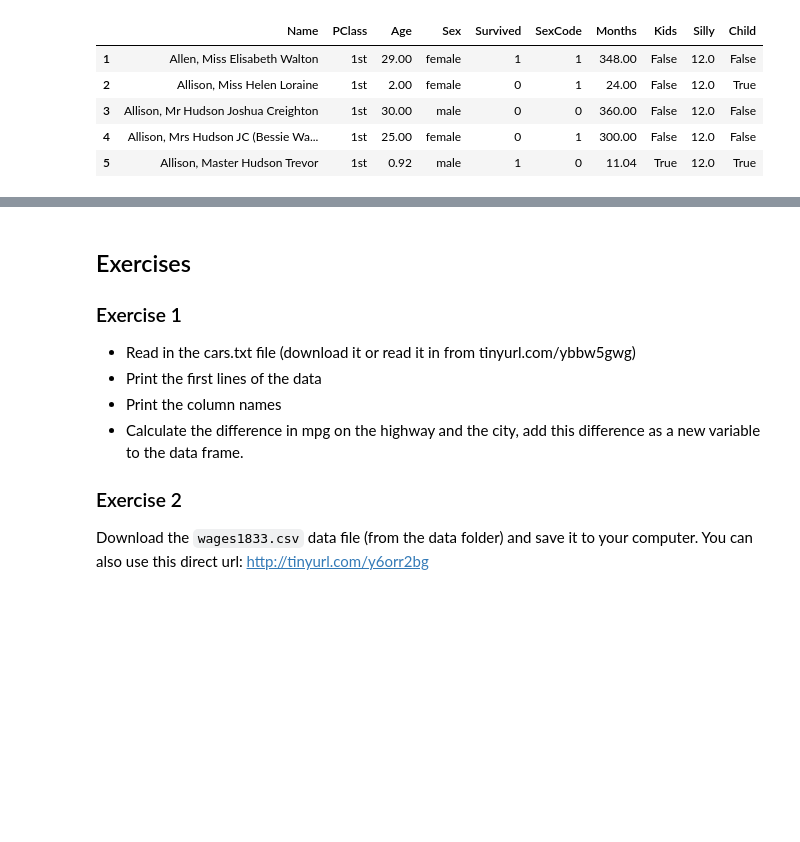
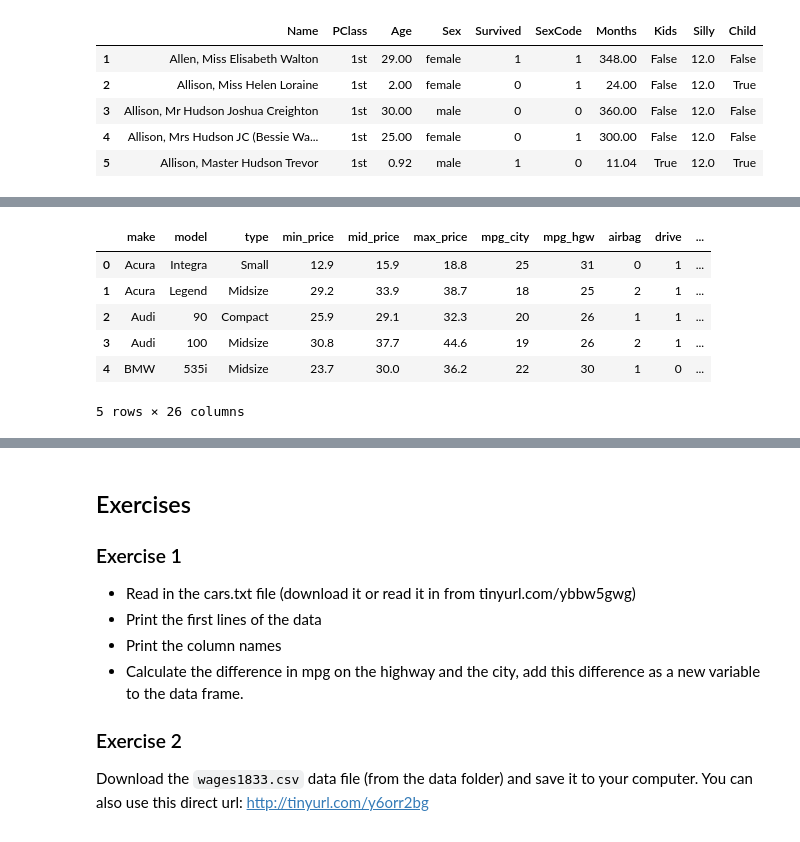
Before and after one commit to dvanderelst-classes/python-class, a Jupyter notebook: 09_Pandas_introduction/Pandas.ipynb, the cells around one changed output, grey strips where cells are left out. Saved outputs shown, nothing was run; the diff lists cells and outputs as text; code cells hidden in the pictures; blank space fills up the shorter version.

Commit message:
added summary read_csv options

```diff
--- a/09_Pandas_introduction/Pandas.ipynb
+++ b/09_Pandas_introduction/Pandas.ipynb
@@ -220,0 +230,14 @@ data.head()
+# %%
+# Reading in a file separated by spaces
+# WARNING:
+# This example ignores the fact that this file uses * to indicate missing values
+car_data = pandas.read_csv('data/cars.txt', sep = ' ')
+car_data.head()
+# %% [output]
+|  | make | model | type | min_price | mid_price | max_price | mpg_city | mpg_hgw | airbag | drive | ... |
+| 0 | Acura | Integra | Small | 12.9 | 15.9 | 18.8 | 25 | 31 | 0 | 1 | ... |
+| 1 | Acura | Legend | Midsize | 29.2 | 33.9 | 38.7 | 18 | 25 | 2 | 1 | ... |
+| 2 | Audi | 90 | Compact | 25.9 | 29.1 | 32.3 | 20 | 26 | 1 | 1 | ... |
+| 3 | Audi | 100 | Midsize | 30.8 | 37.7 | 44.6 | 19 | 26 | 2 | 1 | ... |
+| 4 | BMW | 535i | Midsize | 23.7 | 30.0 | 36.2 | 22 | 30 | 1 | 0 | ... |
+5 rows × 26 columns
```
Also changed, not shown: parts of 8 cells of this notebook.
